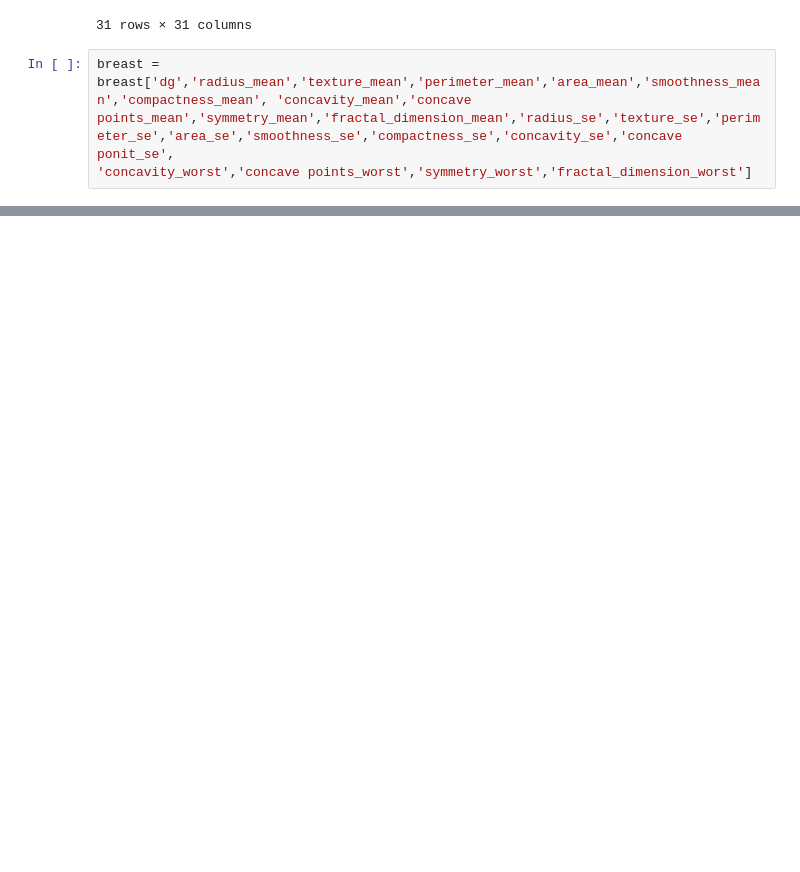
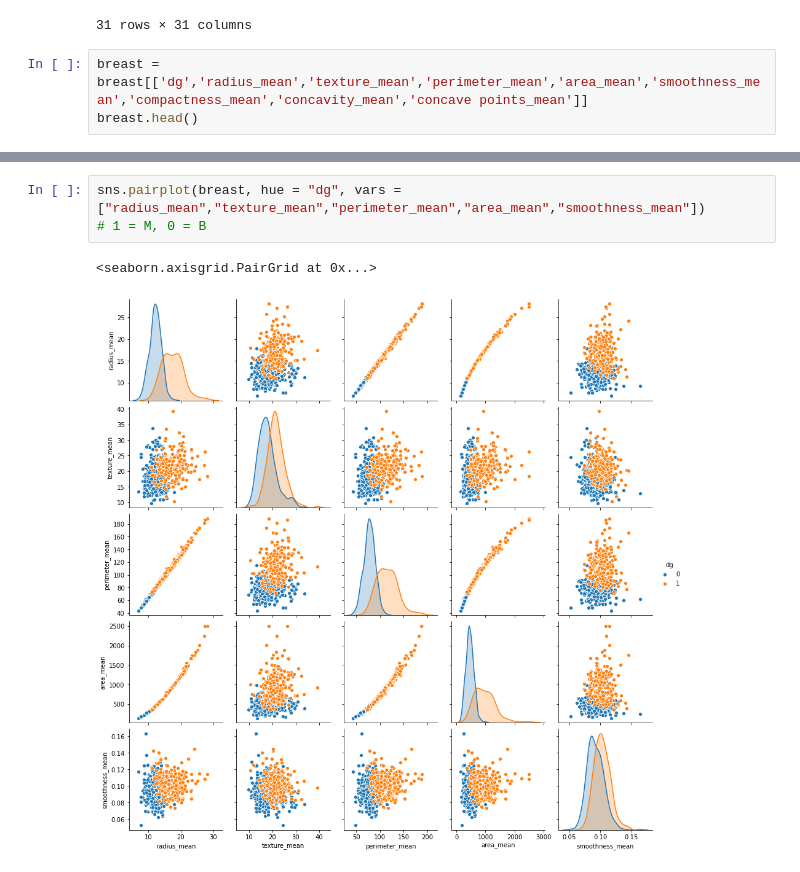
Before and after one commit to puja690/Breast, a Jupyter notebook: Breast Cancer.ipynb, the cells around one changed output, grey strips where cells are left out. Drawn from its saved outputs; the diff is of its cells as text; blank space fills up the shorter version.

```diff
--- a/Breast Cancer.ipynb
+++ b/Breast Cancer.ipynb
@@ -376,6 +376,6 @@ breast.corr()
 | dg | 0.730029 | 0.415185 | 0.742636 | 0.708984 | 0.358560 | 0.596534 | ... |
 31 rows × 31 columns
 # %%
-breast = breast['dg','radius_mean','texture_mean','perimeter_mean','area_mean','smoothness_mean','compactness_mean', 'concavity_mean','concave points_mean','symmetry_mean','fractal_dimension_mean','radius_se','texture_se','perimeter_se','area_se','smoothness_se','compactness_se','concavity_se','concave ponit_se',
-'concavity_worst','concave points_worst','symmetry_worst','fractal_dimension_worst']
+breast = breast[['dg','radius_mean','texture_mean','perimeter_mean','area_mean','smoothness_mean','compactness_mean','concavity_mean','concave points_mean']]
+breast.head()
 # %% [output]
@@ -385,0 +394,6 @@ sns.heatmap(breast.corr(), annot=True, linewidths=.5, fmt= '.1f',ax=ax)
+# %%
+sns.pairplot(breast, hue = "dg", vars = ["radius_mean","texture_mean","perimeter_mean","area_mean","smoothness_mean"])
+# 1 = M, 0 = B
+# %% [output]
+<seaborn.axisgrid.PairGrid at 0x...>
+[figure, added]
```
Also changed, not shown: parts of 2 cells of this notebook.
